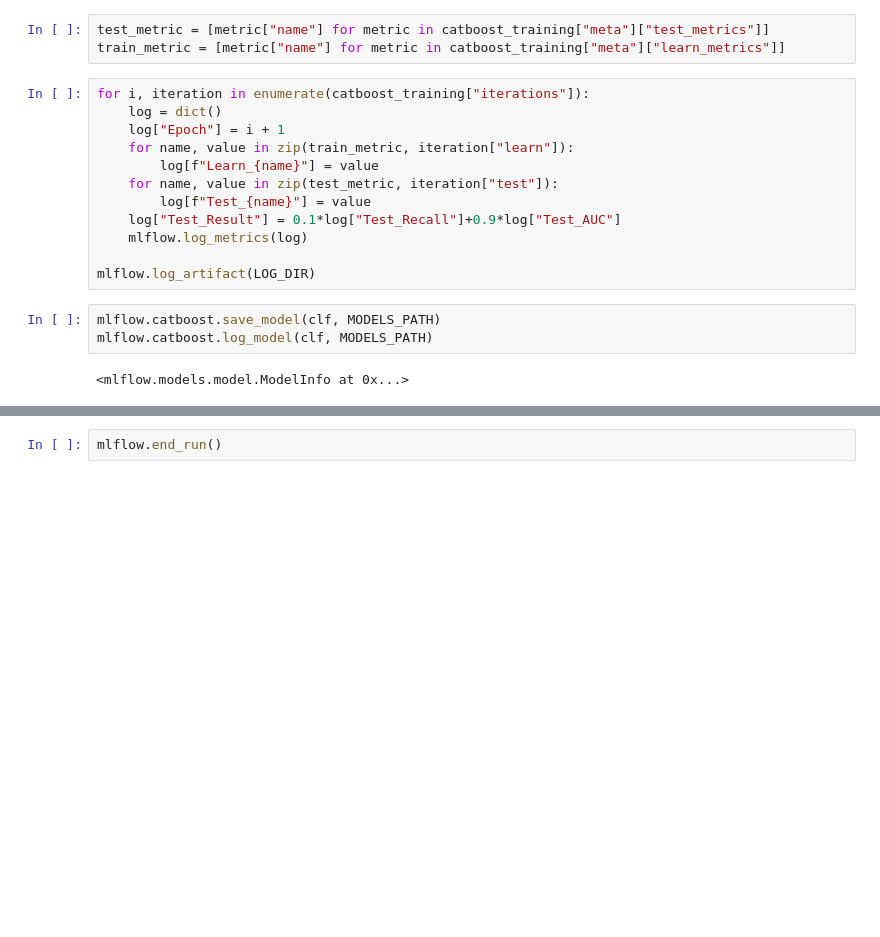
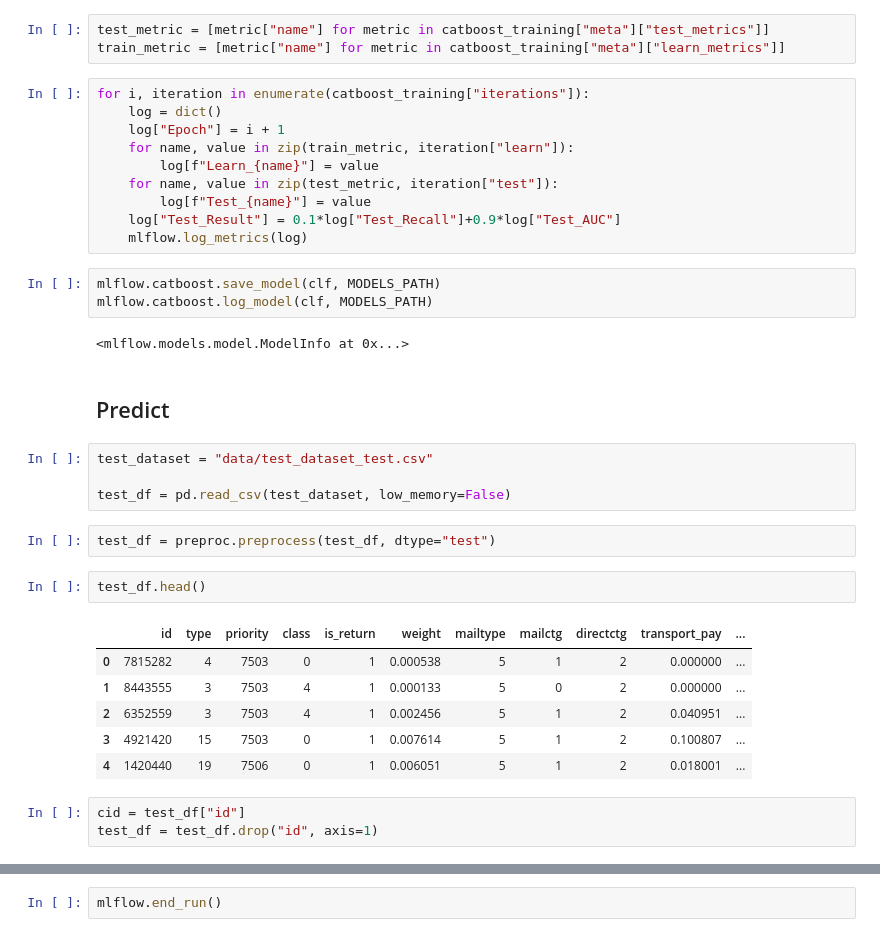
Before and after one commit to Danie1Nash/mlflow-table-data, a Jupyter notebook: notebooks/2.1-cva-preproc-plus-train.ipynb, the cells around one changed output, grey strips where cells are left out. Drawn from its saved outputs; the diff is of its cells as text; blank space fills up the shorter version.

```diff
--- a/notebooks/2.1-cva-preproc-plus-train.ipynb
+++ b/notebooks/2.1-cva-preproc-plus-train.ipynb
@@ -166,10 +304,28 @@ for i, iteration in enumerate(catboost_training["iterations"]):
         log[f"Test_{name}"] = value
     log["Test_Result"] = 0.1*log["Test_Recall"]+0.9*log["Test_AUC"]
     mlflow.log_metrics(log)
-
-mlflow.log_artifact(LOG_DIR)
 # %%
 mlflow.catboost.save_model(clf, MODELS_PATH)
 mlflow.catboost.log_model(clf, MODELS_PATH)
 # %% [output]
 <mlflow.models.model.ModelInfo at 0x...>
+# %% [markdown]
+## Predict
+# %%
+test_dataset = "data/test_dataset_test.csv"
+
+test_df = pd.read_csv(test_dataset, low_memory=False)
+# %%
+test_df = preproc.preprocess(test_df, dtype="test")
+# %%
+test_df.head()
+# %% [output]
+|  | id | type | priority | class | is_return | weight | mailtype | mailctg | directctg | transport_pay | ... |
+| 0 | 7815282 | 4 | 7503 | 0 | 1 | 0.000538 | 5 | 1 | 2 | 0.000000 | ... |
+| 1 | 8443555 | 3 | 7503 | 4 | 1 | 0.000133 | 5 | 0 | 2 | 0.000000 | ... |
+| 2 | 6352559 | 3 | 7503 | 4 | 1 | 0.002456 | 5 | 1 | 2 | 0.040951 | ... |
+| 3 | 4921420 | 15 | 7503 | 0 | 1 | 0.007614 | 5 | 1 | 2 | 0.100807 | ... |
+| 4 | 1420440 | 19 | 7506 | 0 | 1 | 0.006051 | 5 | 1 | 2 | 0.018001 | ... |
+# %%
+cid = test_df["id"]
+test_df = test_df.drop("id", axis=1)
```
Also changed, not shown: parts of 31 cells of this notebook.
